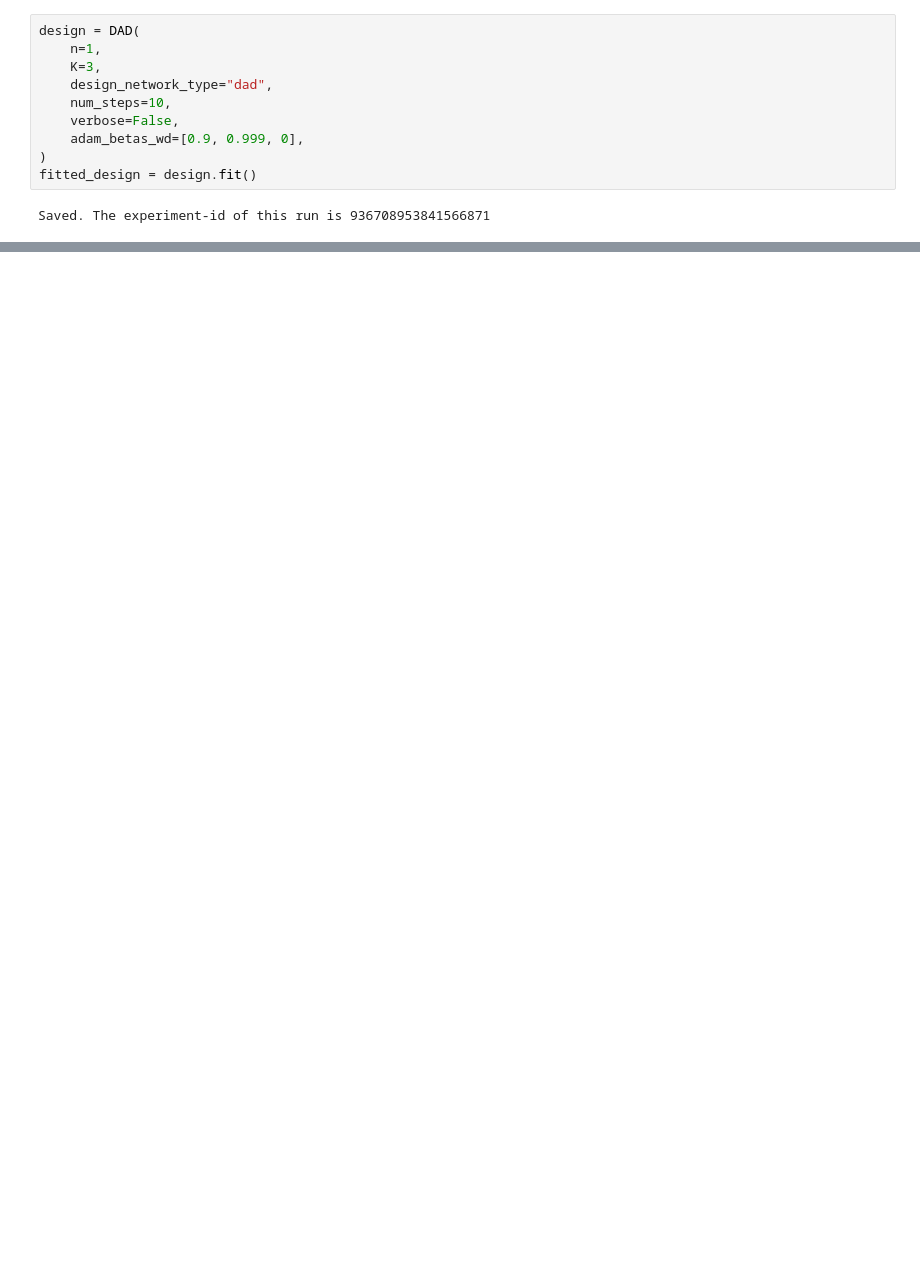
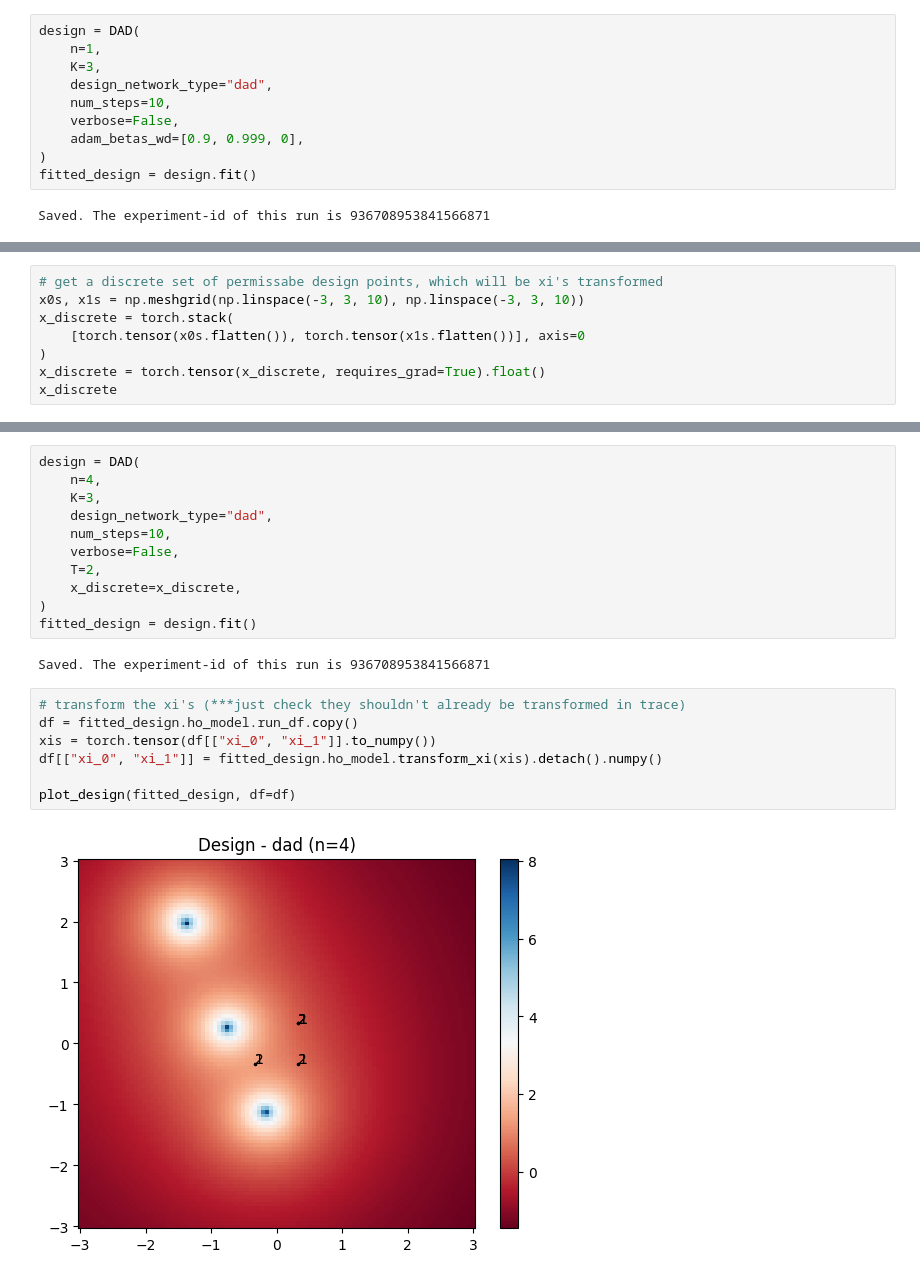
Before and after one commit to KatieBuc/dad, a Jupyter notebook: location_finding_class.ipynb, the cells around one changed output, grey strips where cells are left out. Saved outputs shown, nothing was run; the diff lists cells and outputs as text; blank space fills up the shorter version.

```diff
--- a/location_finding_class.ipynb
+++ b/location_finding_class.ipynb
@@ -60,0 +72,8 @@ plot_design(fitted_design)
+# %%
+# get a discrete set of permissabe design points, which will be xi's transformed
+x0s, x1s = np.meshgrid(np.linspace(-3, 3, 10), np.linspace(-3, 3, 10))
+x_discrete = torch.stack(
+    [torch.tensor(x0s.flatten()), torch.tensor(x1s.flatten())], axis=0
+)
+x_discrete = torch.tensor(x_discrete, requires_grad=True).float()
+x_discrete
@@ -60,0 +98,22 @@ plot_design(fitted_design)
+# %%
+design = DAD(
+    n=4,
+    K=3,
+    design_network_type="dad",
+    num_steps=10,
+    verbose=False,
+    T=2,
+    x_discrete=x_discrete,
+)
+fitted_design = design.fit()
+# %% [output]
+Saved. The experiment-id of this run is 936708953841566871
+# %%
+# transform the xi's (***just check they shouldn't already be transformed in trace)
+df = fitted_design.ho_model.run_df.copy()
+xis = torch.tensor(df[["xi_0", "xi_1"]].to_numpy())
+df[["xi_0", "xi_1"]] = fitted_design.ho_model.transform_xi(xis).detach().numpy()
+
+plot_design(fitted_design, df=df)
+# %% [output]
+[figure, added]
```
Also changed, not shown: parts of 5 cells of this notebook, 1 other file.
